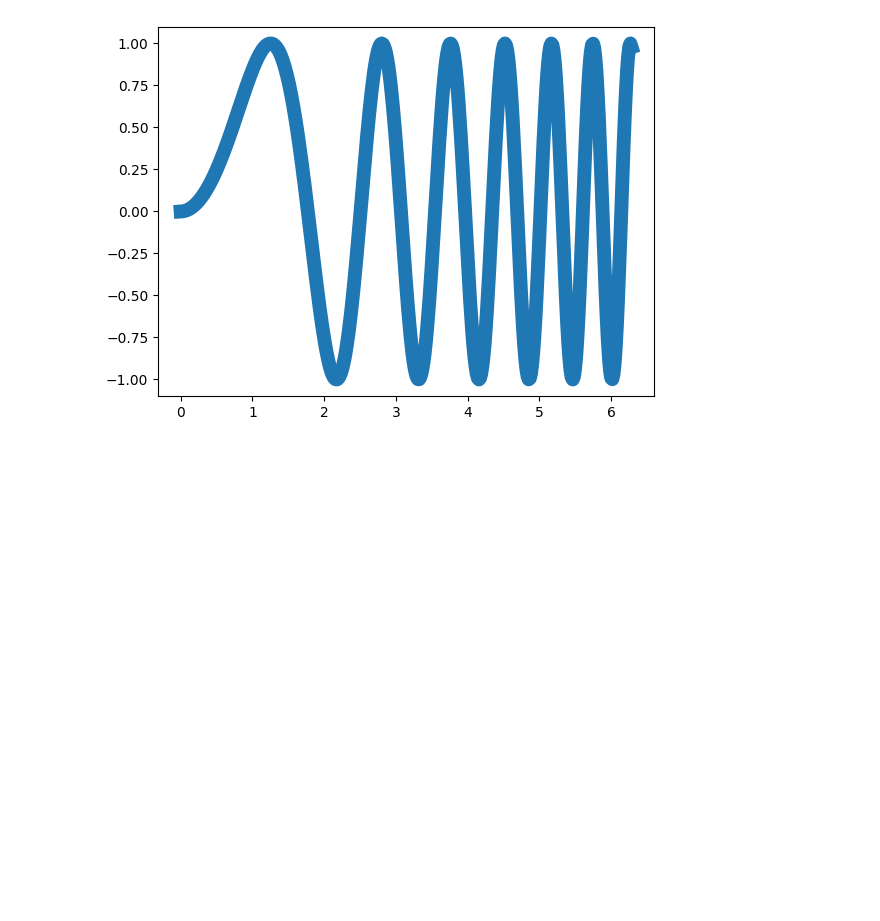
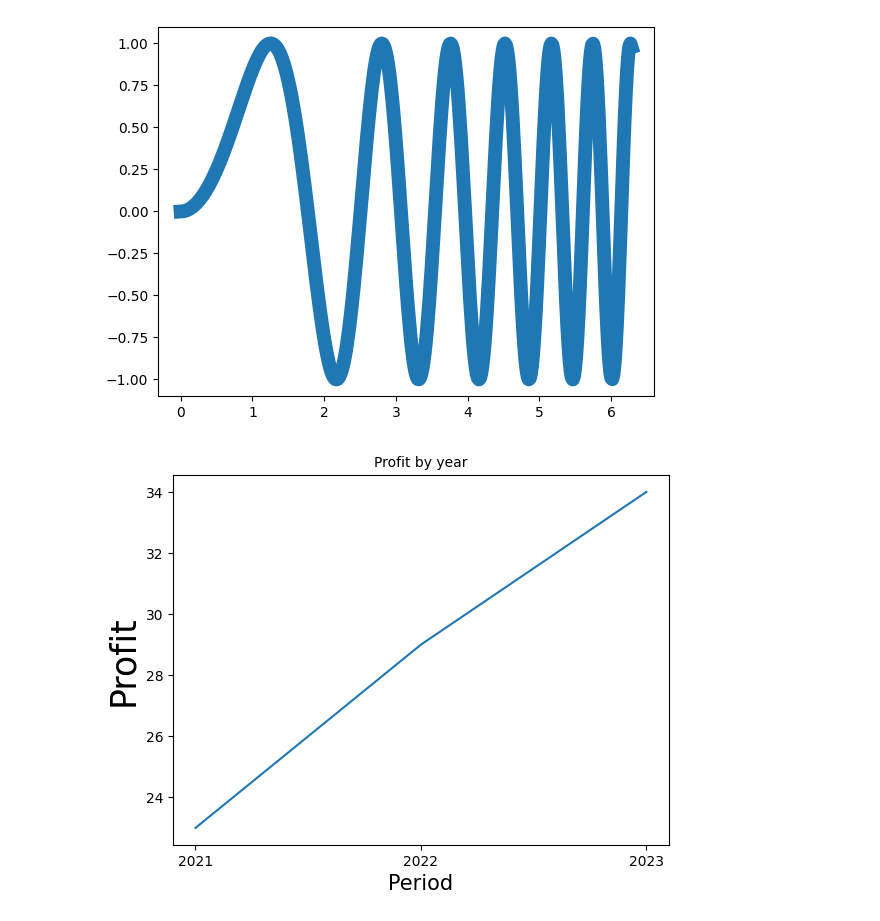
Before and after one commit to VentsislavVR/Jupyter-Notebook-Mastery-SoftUni, a Jupyter notebook: 05.Principles_matplotlib/demo.ipynb, the cells around one changed output. Drawn from its saved outputs; the diff is of its cells as text; code cells hidden in the pictures; blank space fills up the shorter version.

```diff
--- a/05.Principles_matplotlib/demo.ipynb
+++ b/05.Principles_matplotlib/demo.ipynb
@@ -76,3 +76,17 @@ plt.plot(x,y,linewidth=10.0)
 plt.show()
 # %% [output]
 [figure]
+# %%
+# name yur axis
+# plt.rcParams['font.size'] = '10'
+
+profit = np.array([23,29,34])
+year = np.array([2021,2022,2023]).astype('str')
+
+plt.plot(year,profit)
+plt.xlabel('Period',fontsize = 15)
+plt.ylabel('Profit',fontsize = 25)
+plt.title('Profit by year',fontsize = 10)
+plt.show()
+# %% [output]
+[figure, added]
```
Also changed, not shown: parts of 13 cells of this notebook.
